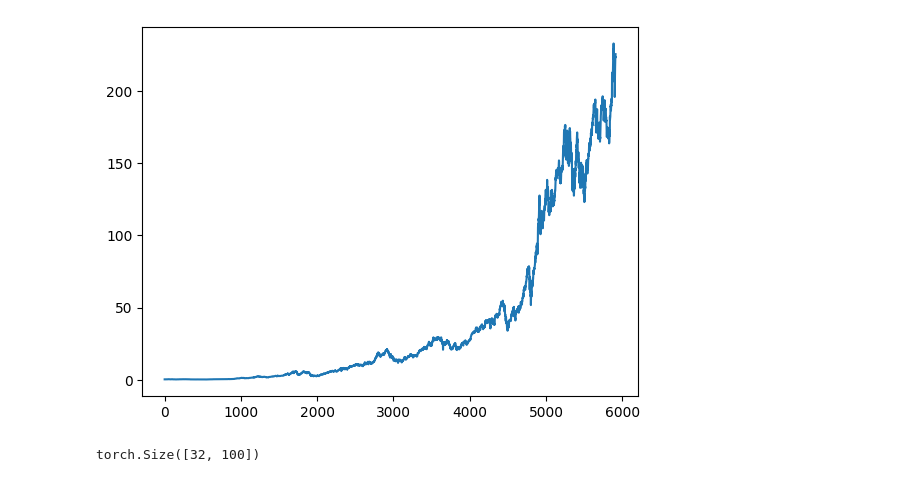
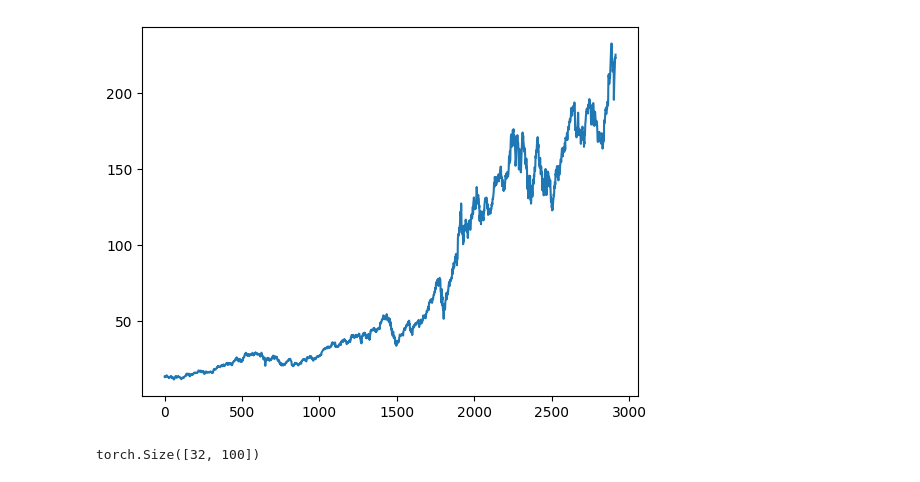
Before and after one commit to amachwe/agent_llm, a Jupyter notebook: attention_ts.ipynb, the cells around one changed output. Saved outputs shown, nothing was run; the diff lists cells and outputs as text; code cells hidden in the pictures.

```diff
--- a/attention_ts.ipynb
+++ b/attention_ts.ipynb
@@ -139,7 +139,7 @@ def build_real_data_set(symbol):
     real_data = stock_libs.yhf_lib.download_code(symbol, path="..")
     #real_data =  torch.tensor([(np.sqrt(0.01*i)+np.sin(i/250)*torch.ones(1,1)).tolist() for i in range(1000)])
     #X = real_data
-    X = torch.tensor([(real_data["Low"].iloc[i]*torch.ones(1,1)).tolist() for i in range(5000,len(real_data))])
+    X = torch.tensor([(real_data["Low"].iloc[i]*torch.ones(1,1)).tolist() for i in range(8000,len(real_data))])
     Xtrunc = X[:len(real_data)-HOLDOUT]
 
     return X, Xtrunc
@@ -148,34 +148,34 @@ Xfull, X = build_real_data_set("AAPL")
 
 
 plt.plot(X[INPUT_DIM:].squeeze(-1).detach().numpy(), label='Actual')
 plt.show()
 # Y = torch.tensor([0 if sum(x)> 0 else 1  for x in X])
 # print(len(X), len(Y))
 
 def build_training_data(X, batches = 100, length=30, batch_size=32):
     training_data = []
     if len(X) < length:
         raise ValueError("Input data length must be at least equal to the specified length.")
 
     for i in range(batches):
         batchX = []
         batchY=[]
         for _ in range(batch_size):
             start = np.random.randint(0, len(X) - length)
             end = start + length
             batchX.append(X[start:end])
             batchY.append(X[end])
         training_data.append((torch.stack(batchX).squeeze(-1).squeeze(-1), torch.tensor(batchY)))
 
     return training_data
 
 
 
 data = build_training_data(X,batches=100, length=INPUT_DIM, batch_size=32)
 
 print(data[0][0].shape)
 # %% [output]
-[figure, old version]
+[figure, new version]
 torch.Size([32, 100])
 # %%
 model = AttentionModel(input_dim=INPUT_DIM, hidden_dim=256)
```
Also changed, not shown: parts of 3 cells of this notebook, 2 other files.
